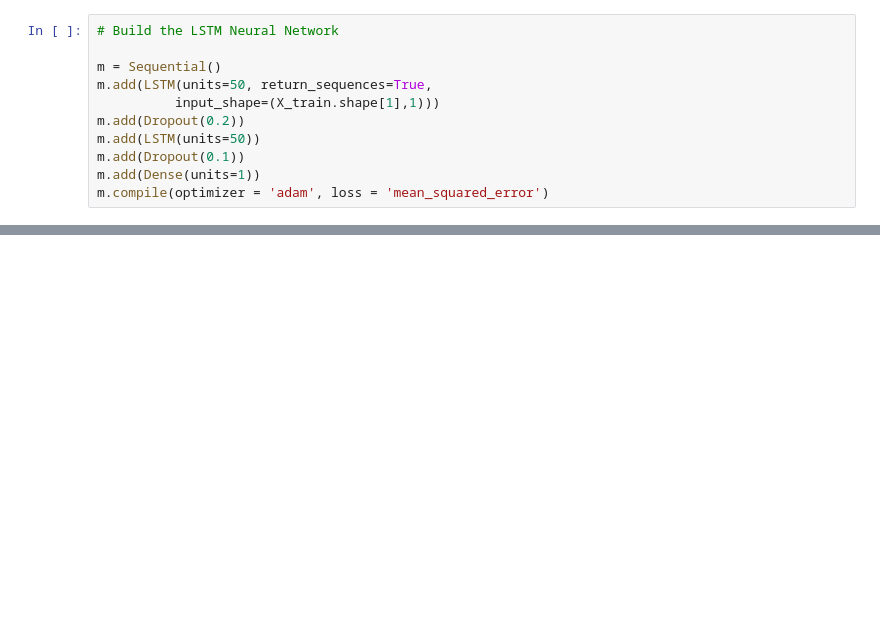
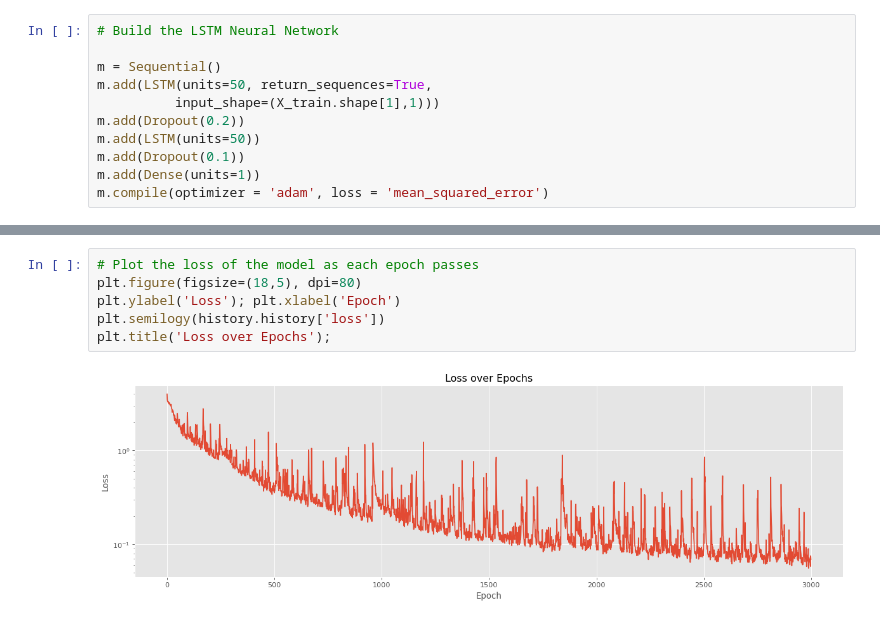
Before and after one commit to Krispy3/HFF_Water, a Jupyter notebook: HFF_Turbidity.ipynb, the cells around one changed output, grey strips where cells are left out. Drawn from its saved outputs; the diff is of its cells as text; blank space fills up the shorter version.

Commit message:
images

```diff
--- a/HFF_Turbidity.ipynb
+++ b/HFF_Turbidity.ipynb
@@ -497,0 +451,8 @@ The LSTM model is the most adaptible, and can forecast with or without the expla
+# %%
+# Plot the loss of the model as each epoch passes
+plt.figure(figsize=(18,5), dpi=80)
+plt.ylabel('Loss'); plt.xlabel('Epoch')
+plt.semilogy(history.history['loss'])
+plt.title('Loss over Epochs');
+# %% [output]
+[figure, added]
```
Also changed, not shown: parts of 65 cells of this notebook, 9 other files.
